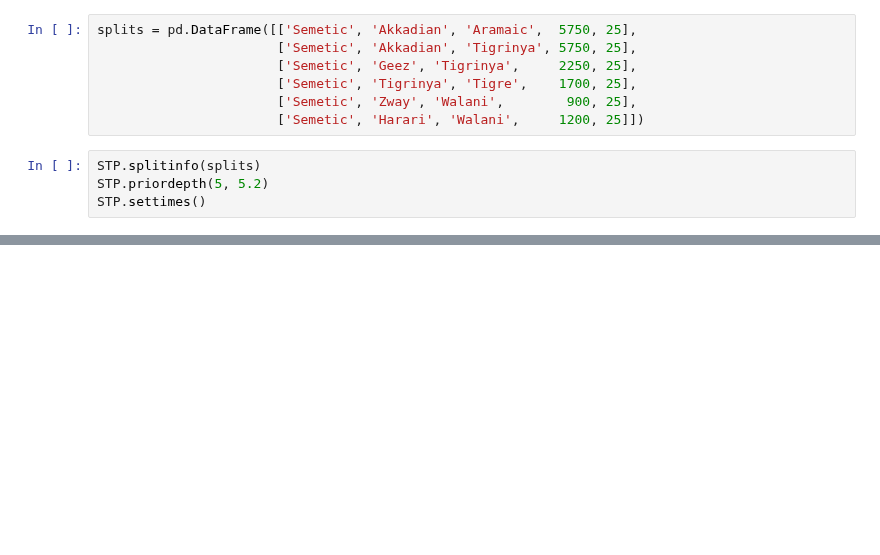
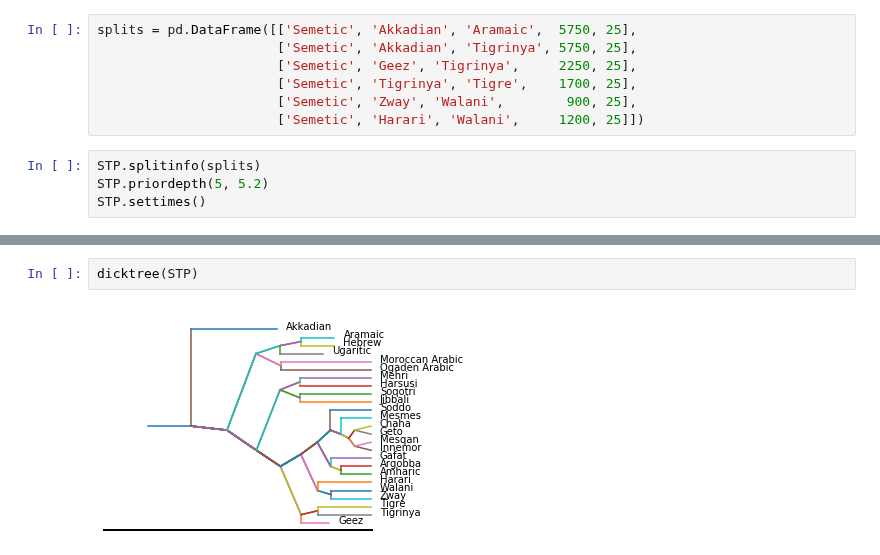
Before and after one commit to mbaker21231/InstEvo, a Jupyter notebook: NoteBooks/AAH - Paper.ipynb, the cells around one changed output, grey strips where cells are left out. Saved outputs shown, nothing was run; the diff lists cells and outputs as text; blank space fills up the shorter version.

```diff
--- a/NoteBooks/AAH - Paper.ipynb
+++ b/NoteBooks/AAH - Paper.ipynb
@@ -293,0 +280,4 @@ Having pinned down the depths in the code, we have created a bunch of things, in
+# %%
+dicktree(STP)
+# %% [output]
+[figure, added]
```
Also changed, not shown: parts of 14 cells of this notebook, 1 other file.
